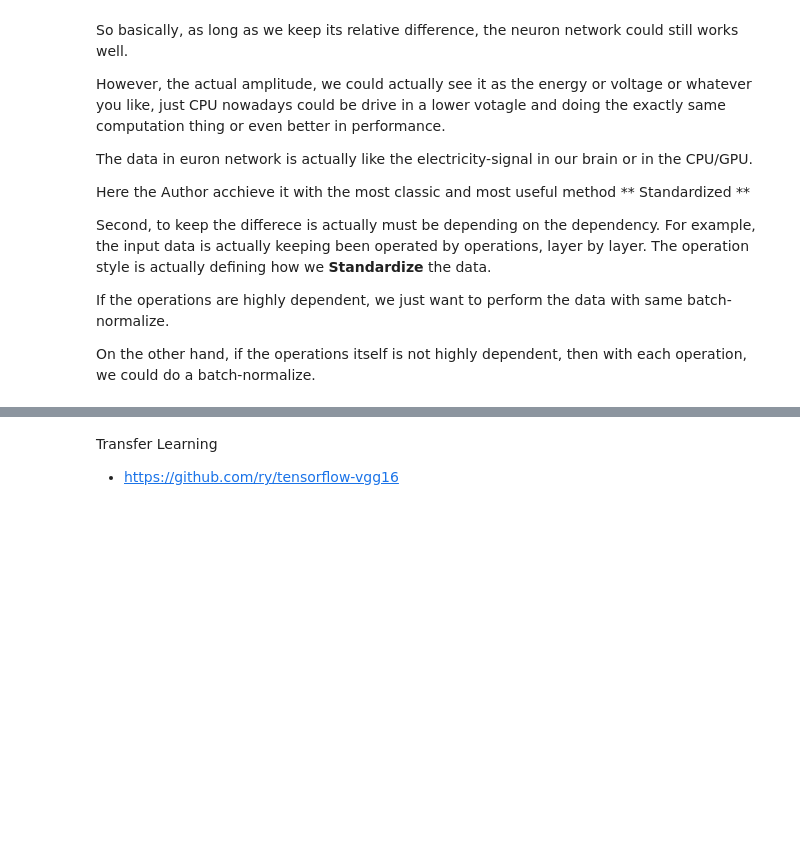
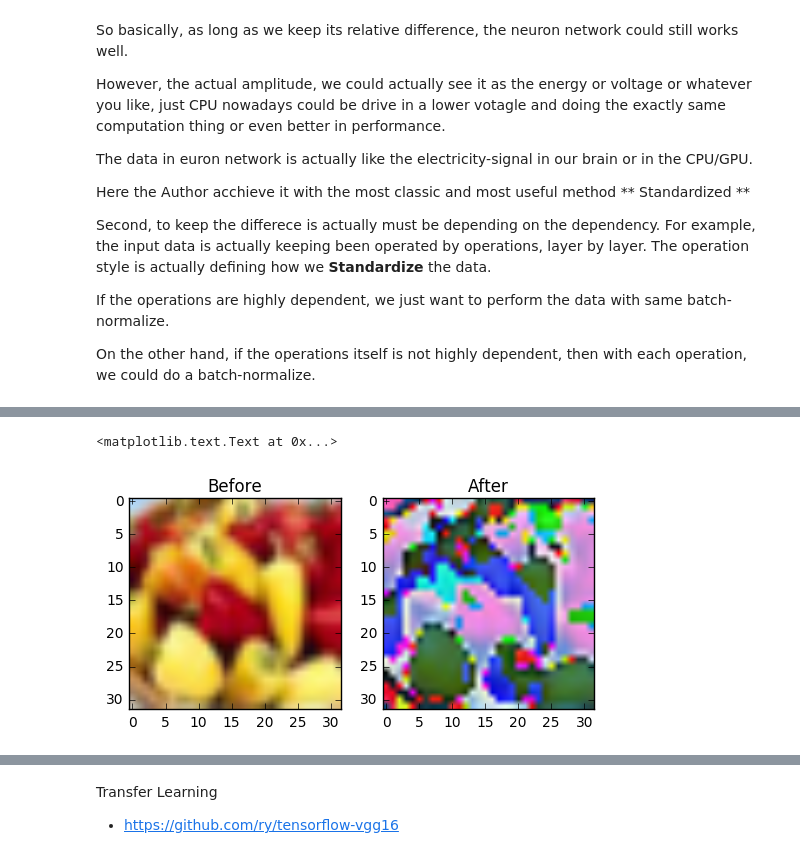
Before and after one commit to excllent123/deep_learning_research, a Jupyter notebook: notebook/Batch Normalization.ipynb, the cells around one changed output, grey strips where cells are left out. Cells and saved outputs as stored; diff of their text form; code cells hidden in the pictures; blank space fills up the shorter version.

```diff
--- a/notebook/Batch Normalization.ipynb
+++ b/notebook/Batch Normalization.ipynb
@@ -76,0 +147,23 @@ $ \mu_{ \beta } \leftarrow  \frac{1}{m} \sum_{i=1}^m x_{i} \text{ --- Mini-batch
+# %%
+def operations(img):
+
+    for i in range(3):
+        img[:,:,i]-= int(np.mean(img[:,:,i]))
+        #img[:,:,i] = img[:,:,i]/(np.std(img[:,:,i])+epslion)
+    return img
+
+img = operations(X_train[311].copy())
+
+fig = plt.figure()
+a=fig.add_subplot(1,2,1)
+
+imgplot = plt.imshow(X_train[311])
+a.set_title('Before')
+
+a=fig.add_subplot(1,2,2)
+imgplot = plt.imshow(img)
+imgplot.set_clim(0.0,0.7)
+a.set_title('After')
+# %% [output]
+<matplotlib.text.Text at 0x...>
+[figure, added]
```
Also changed, not shown: parts of 15 cells of this notebook, 2 other files.
